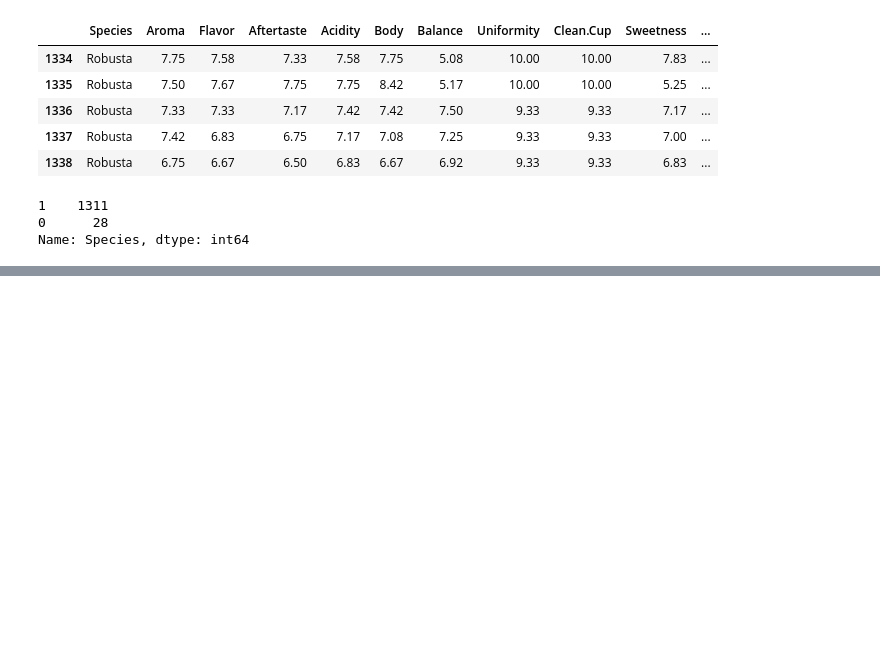
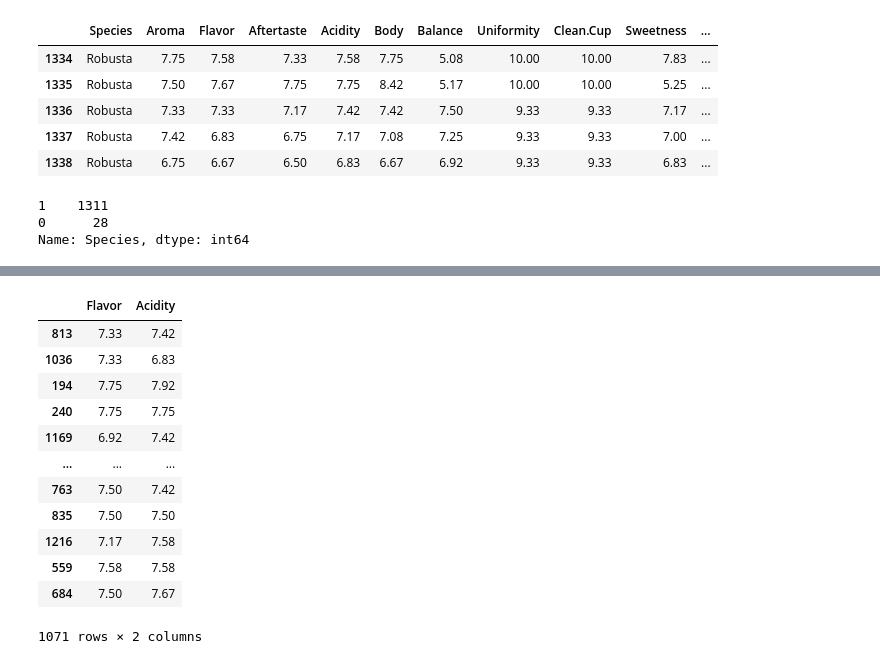
Before and after one commit to UjwalKavalipati/Coffee-Classification-Challenge, a Jupyter notebook: Coffee Classification.ipynb, the cells around one changed output, grey strips where cells are left out. Cells and saved outputs as stored; diff of their text form; code cells hidden in the pictures; blank space fills up the shorter version.

```diff
--- a/Coffee Classification.ipynb
+++ b/Coffee Classification.ipynb
@@ -193,0 +329,16 @@ array([[  4,   3],
+# %%
+X_train[['Flavor','Acidity']]
+# %% [output]
+|  | Flavor | Acidity |
+| 813 | 7.33 | 7.42 |
+| 1036 | 7.33 | 6.83 |
+| 194 | 7.75 | 7.92 |
+| 240 | 7.75 | 7.75 |
+| 1169 | 6.92 | 7.42 |
+| ... | ... | ... |
+| 763 | 7.50 | 7.42 |
+| 835 | 7.50 | 7.50 |
+| 1216 | 7.17 | 7.58 |
+| 559 | 7.58 | 7.58 |
+| 684 | 7.50 | 7.67 |
+1071 rows × 2 columns
```
Also changed, not shown: parts of 31 cells of this notebook.
